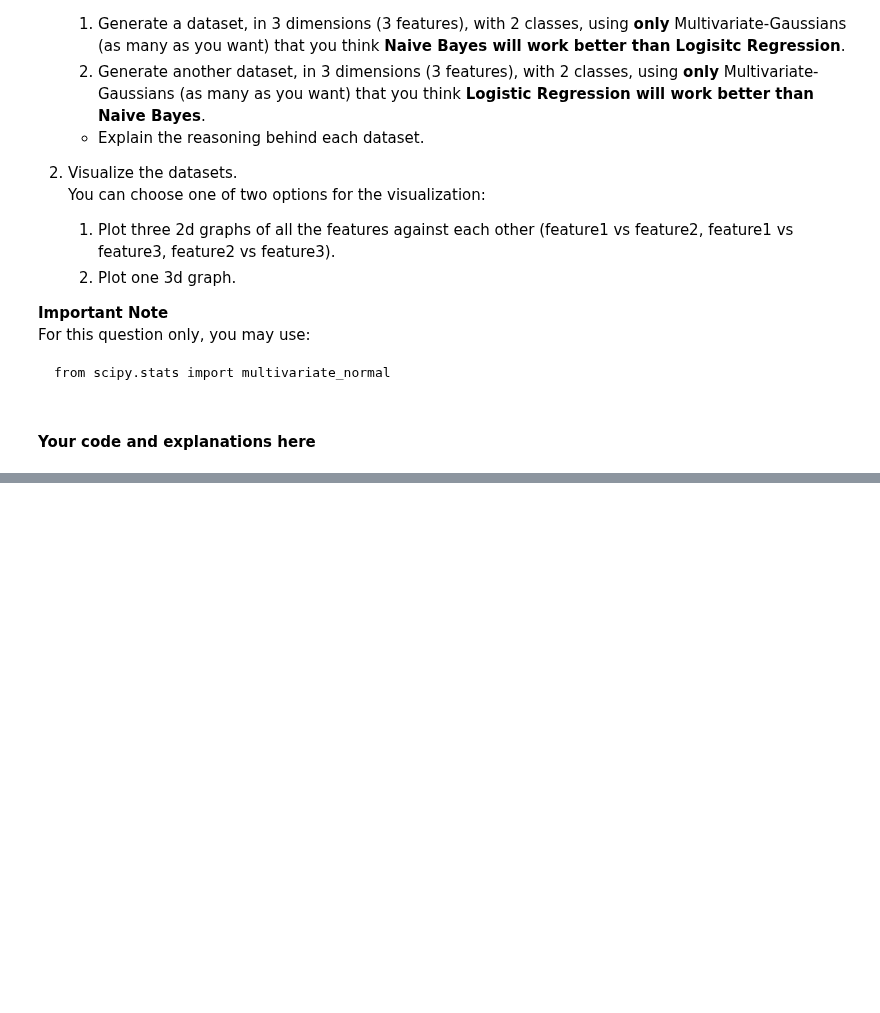
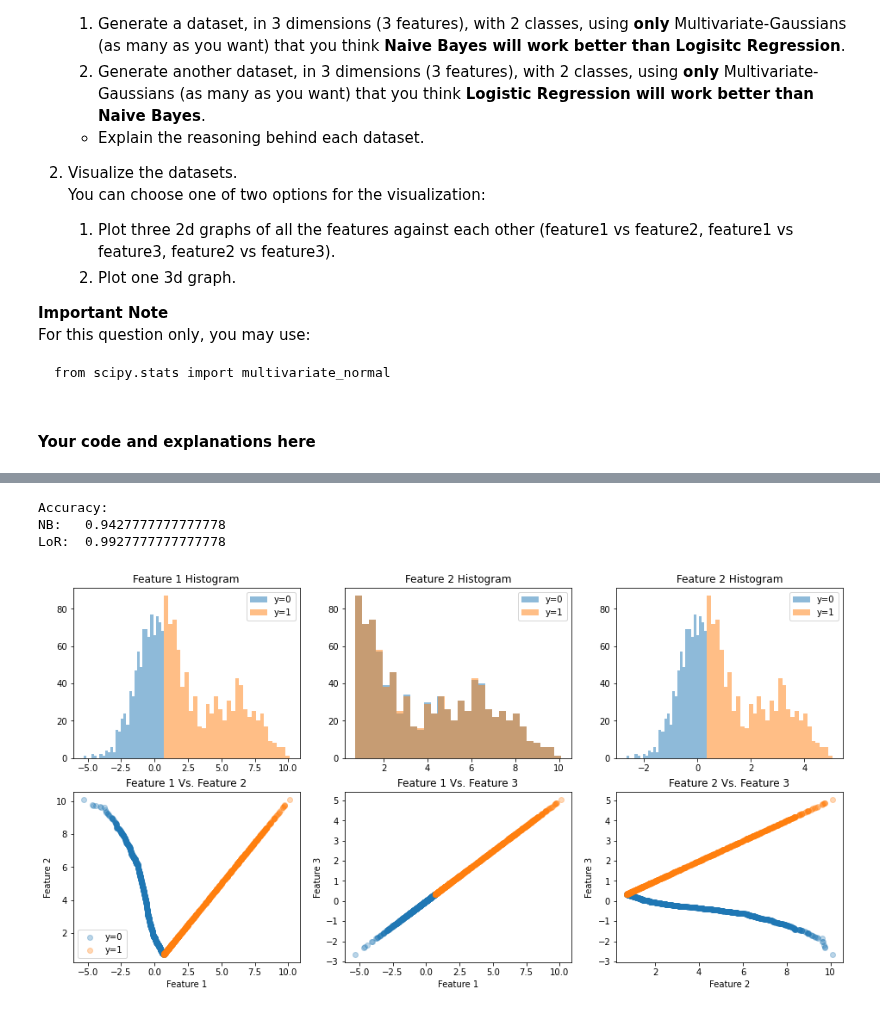
Before and after one commit to Oren-Ben/IDC, a Jupyter notebook: machine_learning/hw4/HW4 204079453_205714447-Copy1.ipynb, the cells around one changed output, grey strips where cells are left out. Cells and saved outputs as stored; diff of their text form; code cells hidden in the pictures; blank space fills up the shorter version.

```diff
--- a/machine_learning/hw4/HW4 204079453_205714447-Copy1.ipynb
+++ b/machine_learning/hw4/HW4 204079453_205714447-Copy1.ipynb
@@ -765,0 +986,52 @@ from scipy.stats import multivariate_normal
+# %%
+print("Accuracy:")
+print("NB:  ",compute_accuracy(train_set_new, nb))
+print("LoR: ",compute_accuracy(train_set_new, logreg))
+# %% [output]
+Accuracy:
+NB:   0.9427777777777778
+LoR:  0.9927777777777778
+# %%
+train_set_lor_better_0 = train_set_new[train_set_new[:, -1] == 0]
+train_set_lor_better_1 = train_set_new[train_set_new[:, -1] == 1]
+# %%
+fig, axes = plt.subplots(2,3, figsize=(16,8))
+
+axes[0,0].hist(train_set_lor_better_0[:, 0], bins=30, alpha=0.5, label='y=0')
+axes[0,0].hist(train_set_lor_better_1[:, 0], bins=30, alpha=0.5, label='y=1')
+axes[0,0].set_title("Feature 1 Histogram")
+axes[0,0].legend()
+
+axes[0,1].hist(train_set_lor_better_0[:, 1], bins=30, alpha=0.5, label='y=0')
+axes[0,1].hist(train_set_lor_better_1[:, 1], bins=30, alpha=0.5, label='y=1')
+axes[0,1].set_title("Feature 2 Histogram")
+axes[0,1].legend()
+
+axes[0,2].hist(train_set_lor_better_0[:, 2], bins=30, alpha=0.5, label='y=0')
+axes[0,2].hist(train_set_lor_better_1[:, 2], bins=30, alpha=0.5, label='y=1')
+axes[0,2].set_title("Feature 2 Histogram")
+axes[0,2].legend()
+
+axes[1,0].scatter(train_set_lor_better_0[:, 0], train_set_lor_better_0[:, 1],alpha=0.3, label='y=0')
+axes[1,0].scatter(train_set_lor_better_1[:, 0], train_set_lor_better_1[:, 1],alpha=0.3, label='y=1')
+axes[1,0].set_title("Feature 1 Vs. Feature 2")
+axes[1,0].set_ylabel('Feature 2')
+axes[1,0].set_xlabel('Feature 1')
+axes[1,0].legend()
+
+
+axes[1,1].scatter(train_set_lor_better_0[:, 0], train_set_lor_better_0[:, 2],alpha=0.3, label='y=0')
+axes[1,1].scatter(train_set_lor_better_1[:, 0], train_set_lor_better_1[:, 2],alpha=0.3, label='y=1')
+axes[1,1].set_title("Feature 1 Vs. Feature 3")
+axes[1,1].set_ylabel('Feature 3')
+axes[1,1].set_xlabel('Feature 1')
+
+axes[1,2].scatter(train_set_lor_better_0[:, 1], train_set_lor_better_0[:, 2],alpha=0.3, label='y=0')
+axes[1,2].scatter(train_set_lor_better_1[:, 1], train_set_lor_better_1[:, 2],alpha=0.3, label='y=1')
+axes[1,2].set_title("Feature 2 Vs. Feature 3")
+axes[1,2].set_ylabel('Feature 3')
+axes[1,2].set_xlabel('Feature 2')
+
+plt.show()
+# %% [output]
+[figure, added]
```
Also changed, not shown: parts of 54 cells of this notebook.
